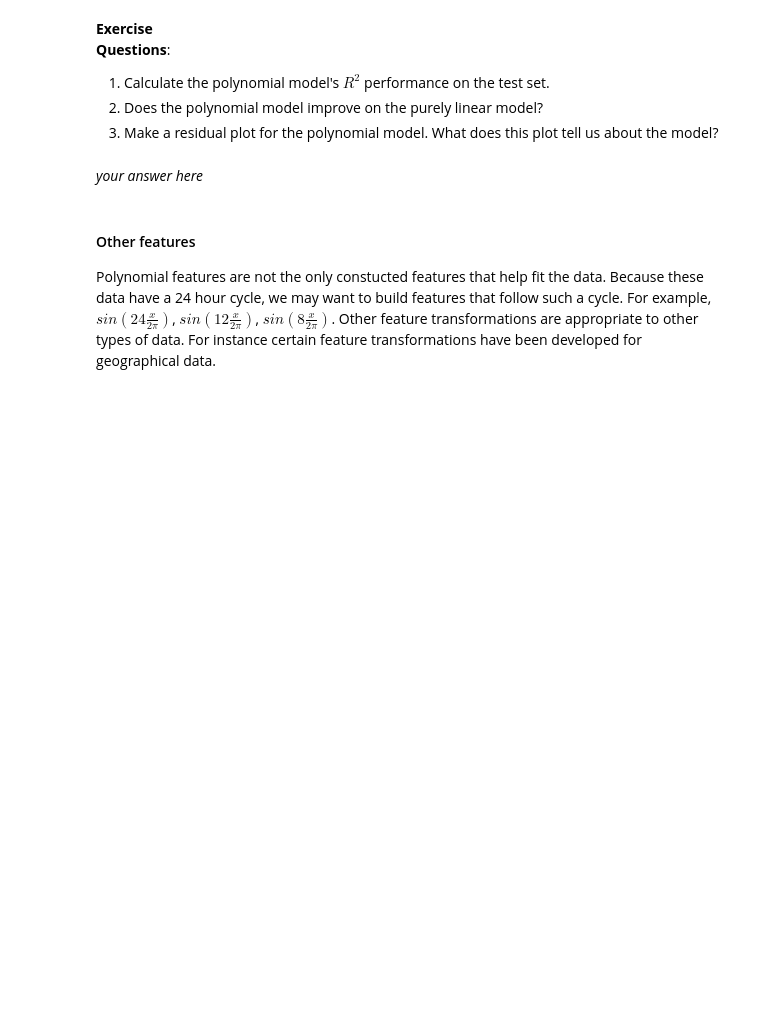
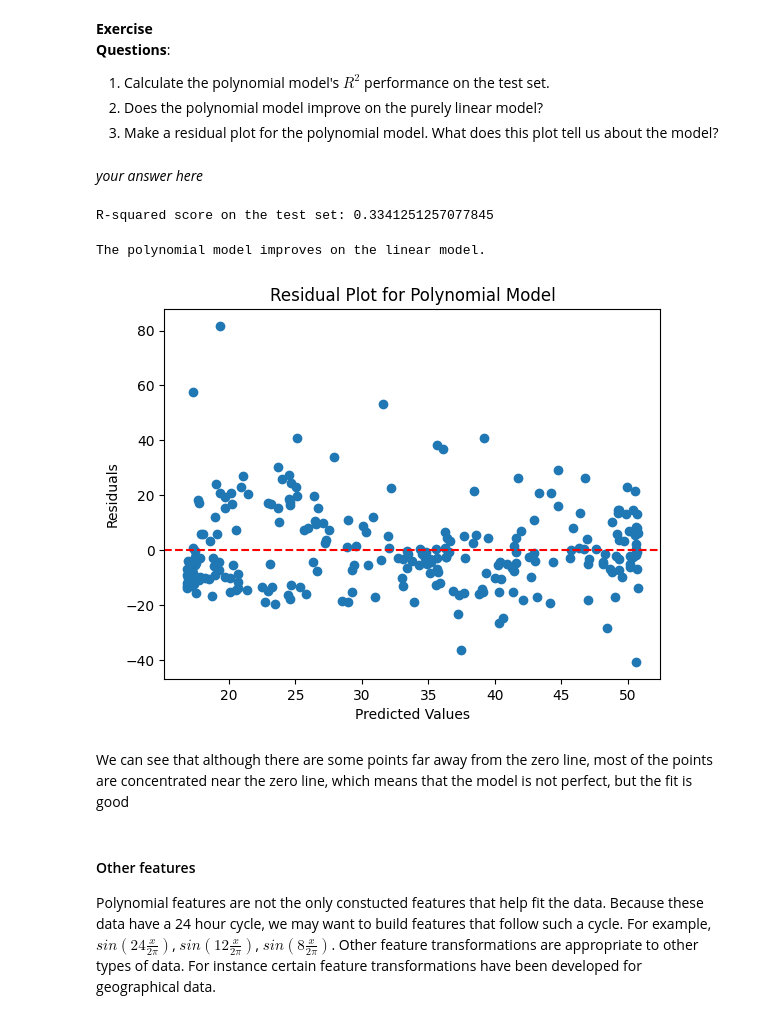
Before and after one commit to ZhangSanbaoo/School_Things, a Jupyter notebook: IntruductionML/tp1-2/lab1_Intro_to_ML_MPR.ipynb, the cells around one changed output. Drawn from its saved outputs; the diff is of its cells as text; code cells hidden in the pictures; blank space fills up the shorter version.

```diff
--- a/IntruductionML/tp1-2/lab1_Intro_to_ML_MPR.ipynb
+++ b/IntruductionML/tp1-2/lab1_Intro_to_ML_MPR.ipynb
@@ -169,3 +161,32 @@ plot_cabs(fitted_cab_model3, transformer_3)
+# %%
+# your code here
+r2_score = fitted_cab_model3.score(transformer_3.transform(X_test), y_test)
+print("R-squared score on the test set:", r2_score)
+# %% [output]
+R-squared score on the test set: 0.3341251257077845
+# %%
+# your code here
+if r2_score > linearscore:
+    print("The polynomial model improves on the linear model.")
+else:
+    print("The polynomial model does not improve on the linear model.")
+# %% [output]
+The polynomial model improves on the linear model.
+# %%
+# your code here
+y_pred = fitted_cab_model3.predict(transformer_3.transform(X_test))
+residuals = y_test - y_pred
+
+plt.scatter(y_pred, residuals)
+plt.axhline(y=0, color='r', linestyle='--')
+plt.xlabel("Predicted Values")
+plt.ylabel("Residuals")
+plt.title("Residual Plot for Polynomial Model")
+plt.show()
+# %% [output]
+[figure, added]
+# %% [markdown]
+We can see that although there are some points far away from the zero line, most of the points are concentrated near the zero line, which means that the model is not perfect, but the fit is good
 # %% [markdown]
 #### Other features
 Polynomial features are not the only constucted features that help fit the data. Because these data have a 24 hour cycle, we may want to build features that follow such a cycle. For example, $sin(24\frac{x}{2\pi})$, $sin(12\frac{x}{2\pi})$, $sin(8\frac{x}{2\pi})$. Other feature transformations are appropriate to other types of data. For instance certain feature transformations have been developed for geographical data.
```
Also changed, not shown: parts of 21 cells of this notebook, 2 other files.
